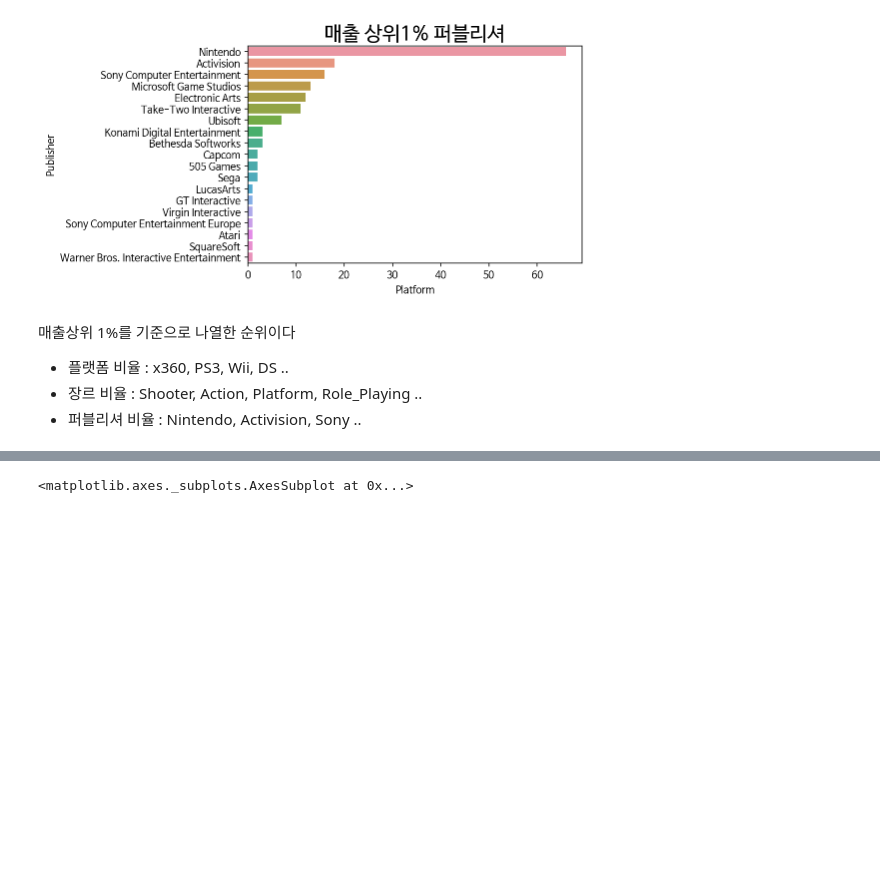
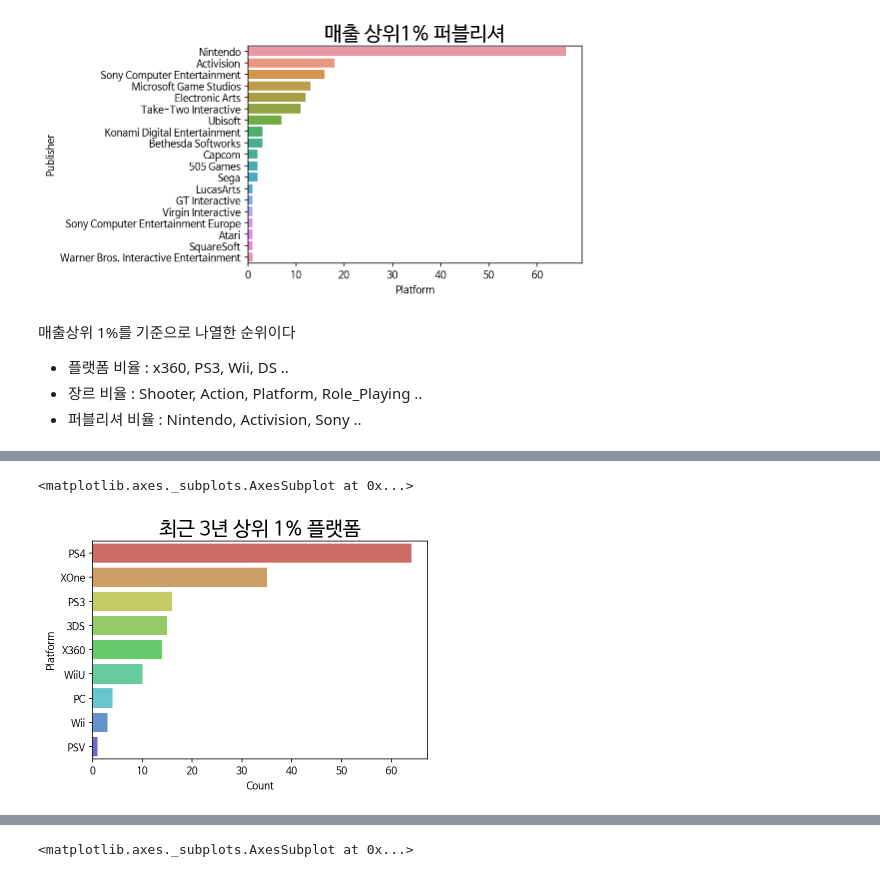
Before and after one commit to C-Designer/Codestates_Section_Project, a Jupyter notebook: Section1_Project.ipynb, the cells around one changed output, grey strips where cells are left out. Saved outputs shown, nothing was run; the diff lists cells and outputs as text; code cells hidden in the pictures; blank space fills up the shorter version.

```diff
--- a/Section1_Project.ipynb
+++ b/Section1_Project.ipynb
@@ -471,3 +470,8 @@ sns.barplot(x= 'Platform', y= 'Publisher', data= top_Publisher)
   - 플랫폼 비율 : x360, PS3, Wii, DS ..
   - 장르 비율 : Shooter, Action, Platform, Role_Playing ..
   - 퍼블리셔 비율 : Nintendo, Activision, Sony ..
+# %%
+# 최근 3년 매출 상위 1%
+recent_Game = df[df['Year'] > 2013].sort_values('Sum_Sales', ascending= False).iloc[:int(len(df) * 0.01)]
+recent_Game = recent_Game[['Name', 'Platform', 'Genre', 'Publisher', 'Sum_Sales']]
+recent_Game
@@ -473,0 +492,11 @@ sns.barplot(x= 'Platform', y= 'Publisher', data= top_Publisher)
+# %%
+# 최근 3년 상위 1% 플랫폼비율
+recent_Platform = (recent_Game.groupby('Platform').count().iloc[:, 1].sort_values(ascending= False).reset_index())
+
+recent_Platform.columns = ['Platform', 'Count']
+
+plt.title('최근 3년 상위 1% 플랫폼', fontsize= 20)
+sns.barplot(x= 'Count', y= 'Platform', data= recent_Platform, palette= colors)
+# %% [output]
+<matplotlib.axes._subplots.AxesSubplot at 0x...>
+[figure, added]
```
Also changed, not shown: parts of 9 cells of this notebook.
